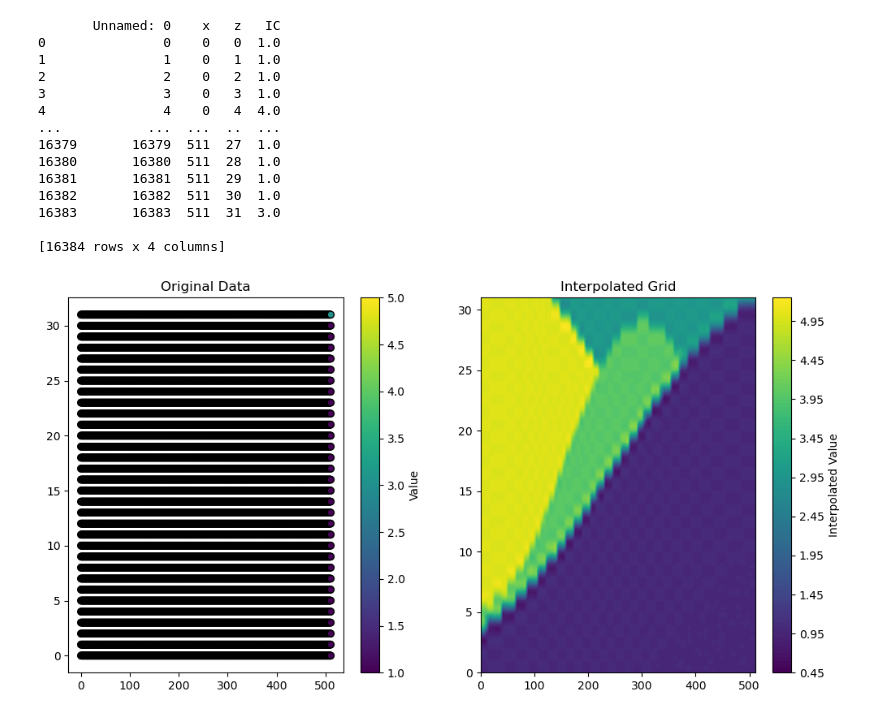
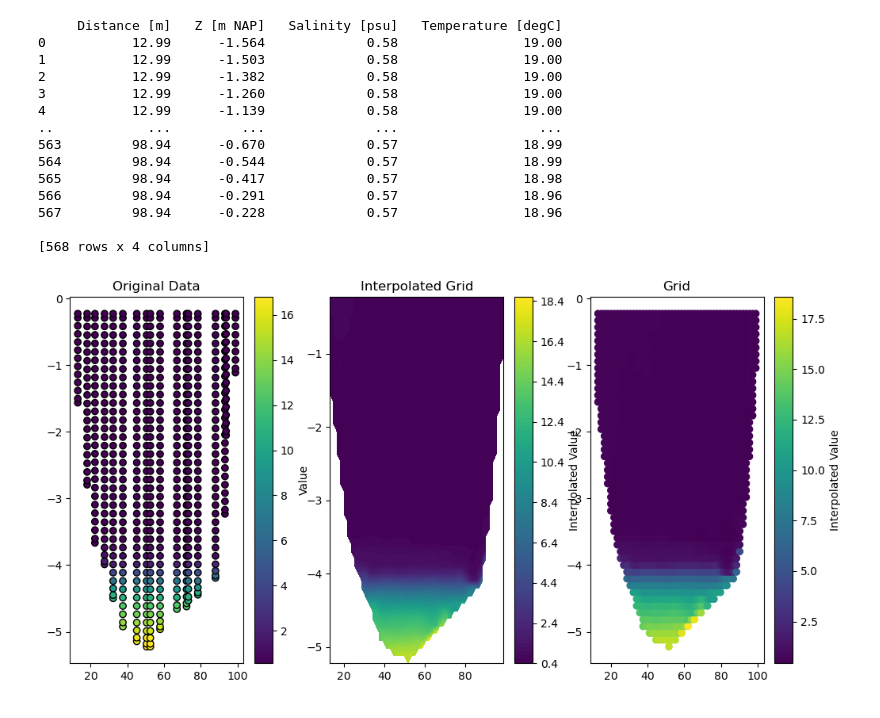
Before and after one commit to Deltares-research/SaltSimulator, a Jupyter notebook: notebooks/kornwerderzand.ipynb, the cells around one changed output. Cells and saved outputs as stored; diff of their text form; code cells hidden in the pictures.

Commit message:
add interpolated line for electrodes

```diff
--- a/notebooks/kornwerderzand.ipynb
+++ b/notebooks/kornwerderzand.ipynb
@@ -14,64 +14,67 @@ from scipy.spatial import Delaunay, cKDTree
 from pygimli.physics import ert
 from ertoolbox import inversion
 # %%
-csv = '../data/cs_694.csv'
+csv = '../data/crosssection_sal_tem_20220801_0000.csv'
 data = pd.read_csv(csv)
 print(data)
 # %% [output]
-       Unnamed: 0    x   z   IC
-0               0    0   0  1.0
-1               1    0   1  1.0
-2               2    0   2  1.0
-3               3    0   3  1.0
-4               4    0   4  4.0
-...           ...  ...  ..  ...
-16379       16379  511  27  1.0
-16380       16380  511  28  1.0
-16381       16381  511  29  1.0
-16382       16382  511  30  1.0
-16383       16383  511  31  3.0
+     Distance [m]   Z [m NAP]   Salinity [psu]   Temperature [degC]
+0           12.99      -1.564             0.58                19.00
+1           12.99      -1.503             0.58                19.00
+2           12.99      -1.382             0.58                19.00
+3           12.99      -1.260             0.58                19.00
+4           12.99      -1.139             0.58                19.00
+..            ...         ...              ...                  ...
+563         98.94      -0.670             0.57                18.99
+564         98.94      -0.544             0.57                18.99
+565         98.94      -0.417             0.57                18.98
+566         98.94      -0.291             0.57                18.96
+567         98.94      -0.228             0.57                18.96
 
-[16384 rows x 4 columns]
+[568 rows x 4 columns]
 # %%
-data.columns =['a', 'x', 'z', 'salinity'] #for now these columns are nesseccary!!
+data.columns =['x', 'z', 'salinity', 'temperature'] #for now these columns are nesseccary!!
 # %%
 # Define grid parameters
 x_min, x_max = data['x'].min(), data['x'].max()
 z_min, z_max = data['z'].min(), data['z'].max()
-grid_size = 100  # Number of grid points along each axis
+grid_size = 50  # Number of grid points along each axis
 
 # Create a regular grid
 x_grid = np.linspace(x_min, x_max, grid_size)
 z_grid = np.linspace(z_min, z_max, grid_size)
 X_grid, Z_grid = np.meshgrid(x_grid, z_grid)
 Y_grid = np.zeros(np.shape(X_grid))
 
 # Stack grid data
 xyz = np.column_stack([X_grid.flatten(),Z_grid.flatten()])
 
 # Prepare data for interpolation
 points = data[['x', 'z']].values
 values = data['salinity'].values
 
 # Interpolate
 grid_values = griddata(points, values, (X_grid, Z_grid), method='cubic')
 
 # Plot original points
 plt.figure(figsize=(12, 6))
-plt.subplot(1, 2, 1)
+plt.subplot(1, 3, 1)
 plt.scatter(data['x'], data['z'], c=data['salinity'], cmap='viridis', edgecolor='k')
 plt.title('Original Data')
 plt.colorbar(label='Value')
 
 # Plot interpolated grid
-plt.subplot(1, 2, 2)
+plt.subplot(1, 3, 2)
 plt.contourf(X_grid, Z_grid, grid_values, levels=100, cmap='viridis')
 plt.title('Interpolated Grid')
 plt.colorbar(label='Interpolated Value')
 # X_grid = data['x']
 # Z_grid = data['z']
 # grid_values = data['salinity']
-
+plt.subplot(1, 3, 3)
+plt.scatter(X_grid, Z_grid, c=grid_values)
+plt.title('Grid')
+plt.colorbar(label='Interpolated Value')
 plt.show()
 # %% [output]
-[figure, old version]
+[figure, new version]
```
Also changed, not shown: parts of 2 cells of this notebook, 25 other files.
